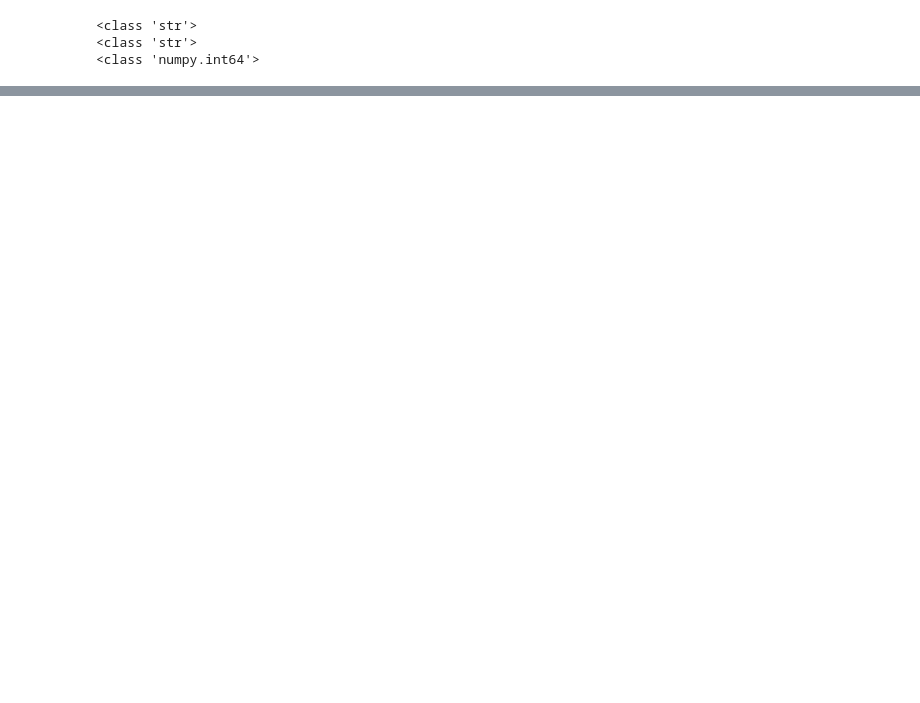
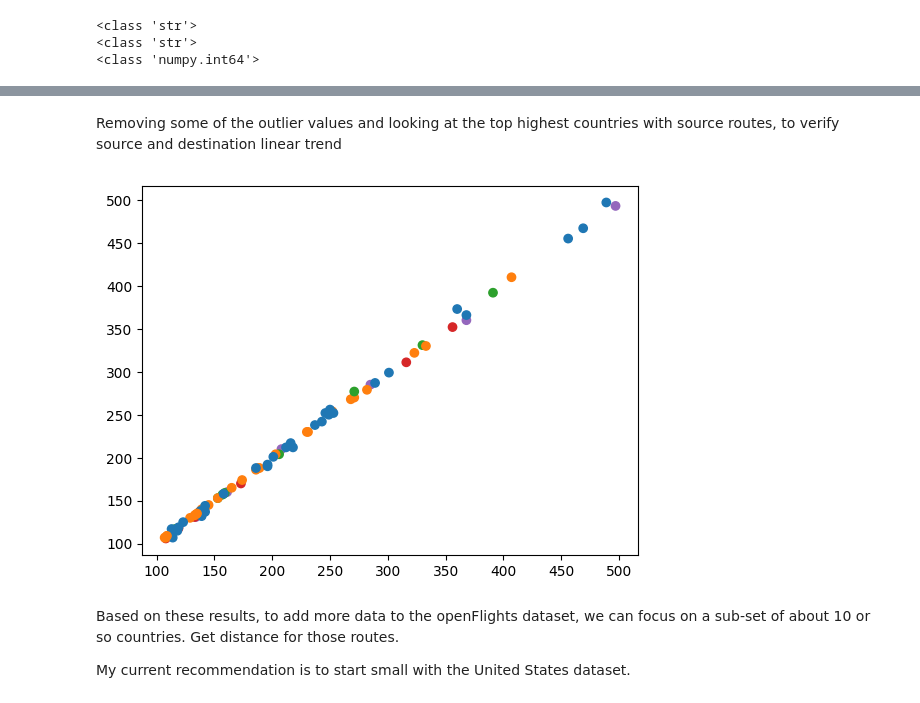
Before and after one commit to GregThomas88/DSCI-2025-D, a Jupyter notebook: EDA/GregEDA.ipynb, the cells around one changed output, grey strips where cells are left out. Drawn from its saved outputs; the diff is of its cells as text; code cells hidden in the pictures; blank space fills up the shorter version.

```diff
--- a/EDA/GregEDA.ipynb
+++ b/EDA/GregEDA.ipynb
@@ -68,0 +134,16 @@ routeDist.to_csv('../data/routesDist.csv')
+# %% [markdown]
+Removing some of the outlier values and looking at the top highest countries with source routes, to verify source and destination linear trend
+# %%
+ctrys = ['United States', 'China', 'Spain', 'United Kingdom', 'Germany']
+colors = {'United States':'tab:blue', 'China':'tab:orange', 'Spain':'tab:green', 'United Kingdom':'tab:red', 'Germany':'tab:purple'}
+
+airportCntFiltered = airportCnt[airportCnt['CTRY'].isin(ctrys)]
+airportCntFiltered = airportCntFiltered[airportCntFiltered['SRCCNT'] < 500]
+airportCntFiltered = airportCntFiltered[airportCntFiltered['SRCCNT'] > 100]
+plt.scatter(airportCntFiltered['SRCCNT'], airportCntFiltered['DESTINCNT'], c=airportCntFiltered['CTRY'].map(colors));
+# %% [output]
+[figure, added]
+# %% [markdown]
+Based on these results, to add more data to the openFlights dataset, we can focus on a sub-set of about 10 or so countries. Get distance for those routes.
+
+My current recommendation is to start small with the United States dataset.
```
Also changed, not shown: parts of 28 cells of this notebook, 1 other file.
